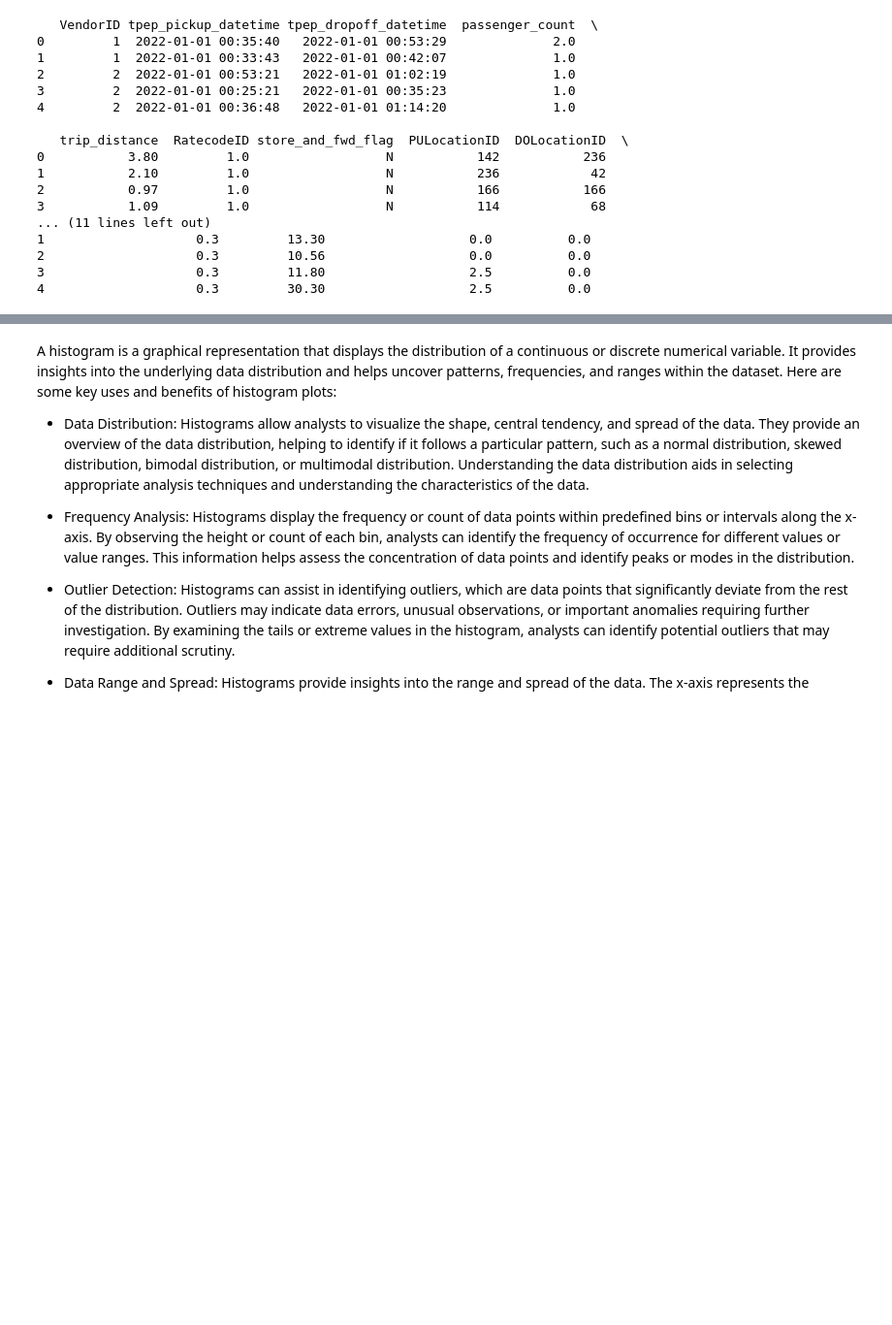
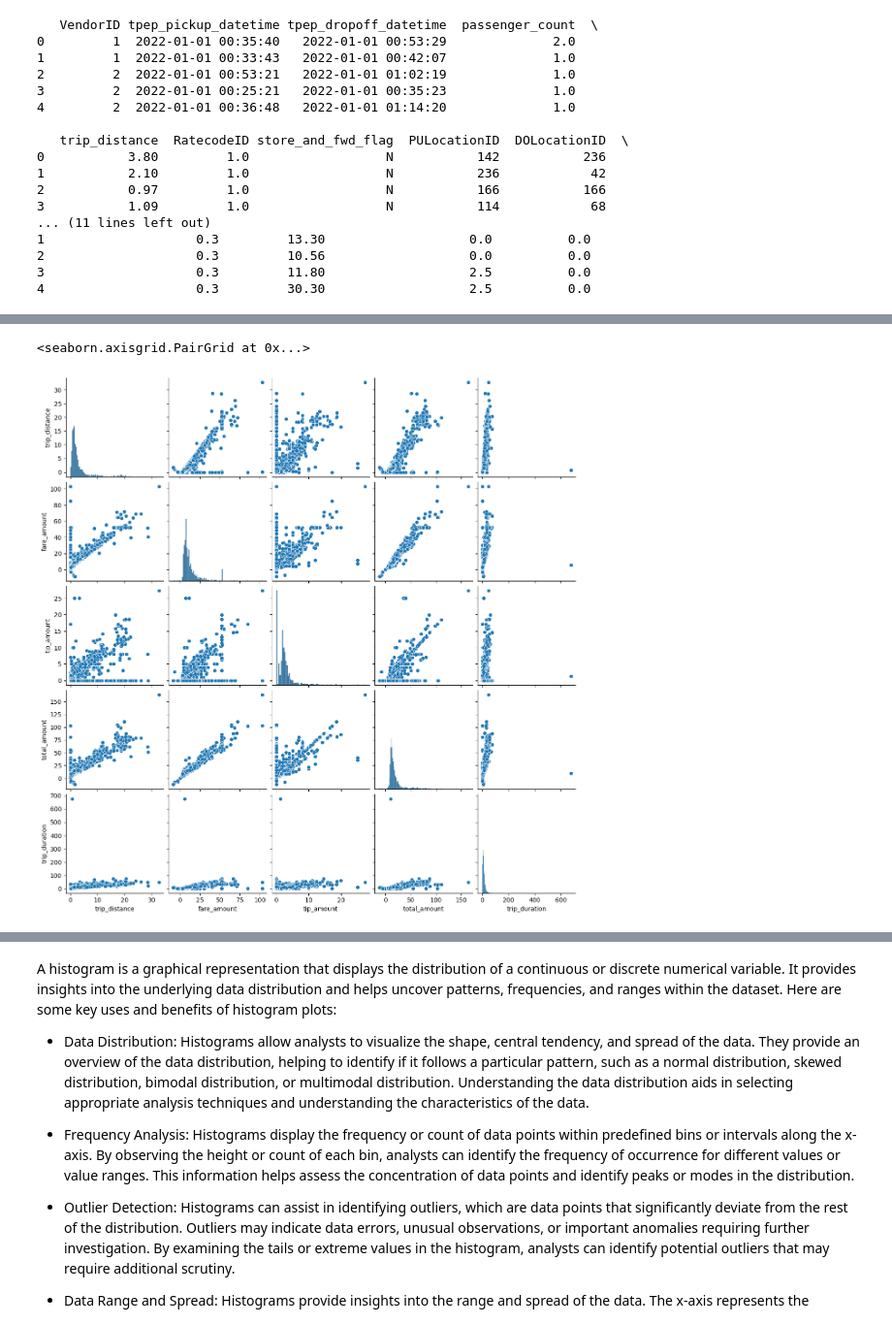
Before and after one commit to psykano/MLbootcamp, a Jupyter notebook: Student_MLE_MiniProject_EDA.ipynb, the cells around one changed output, grey strips where cells are left out. Shown: that part at 97% size. Drawn from its saved outputs; the diff is of its cells as text; code cells hidden in the pictures; blank space fills up the shorter version.

```diff
--- a/Student_MLE_MiniProject_EDA.ipynb
+++ b/Student_MLE_MiniProject_EDA.ipynb
@@ -150,0 +203,6 @@ Your task is:
+# %%
+# Create a scatter plot matrix of numerical variables. If memory issues try the df.sample method.
+sns.pairplot(dfsub.sample(n=2000, random_state=1))
+# %% [output]
+<seaborn.axisgrid.PairGrid at 0x...>
+[figure, added]
```
Also changed, not shown: parts of 38 cells of this notebook.
